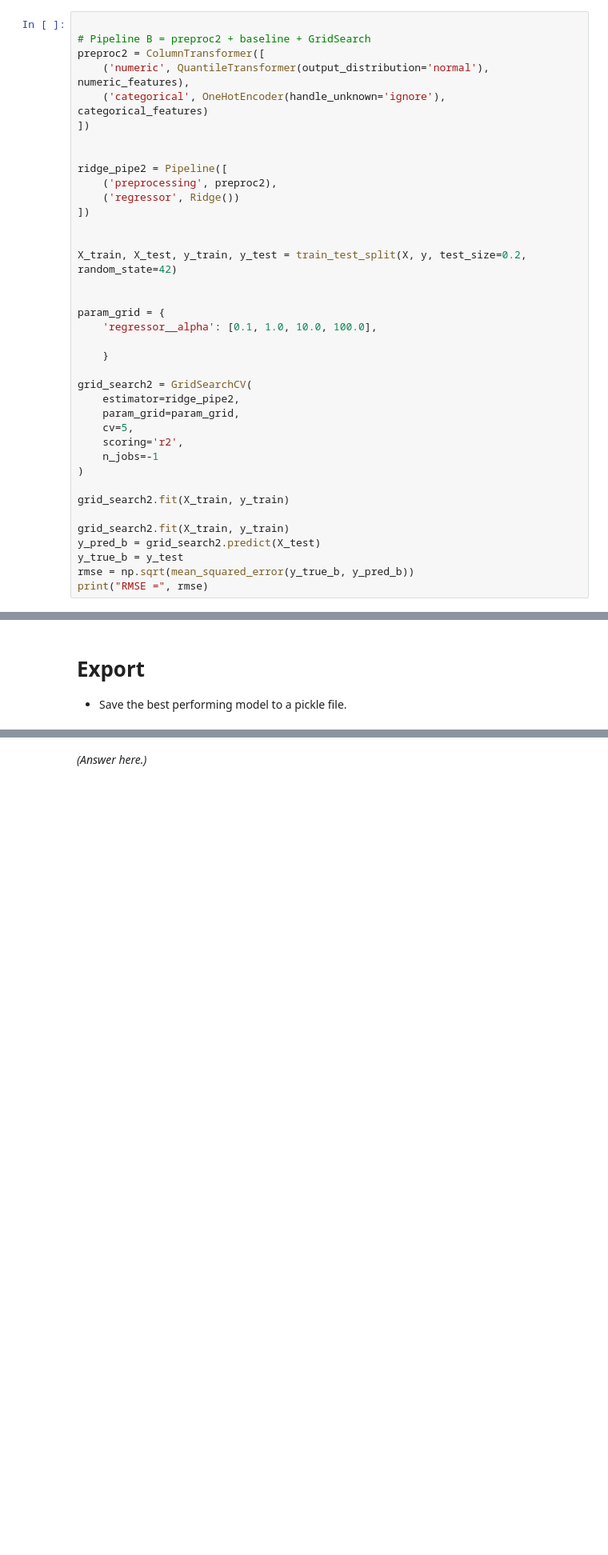
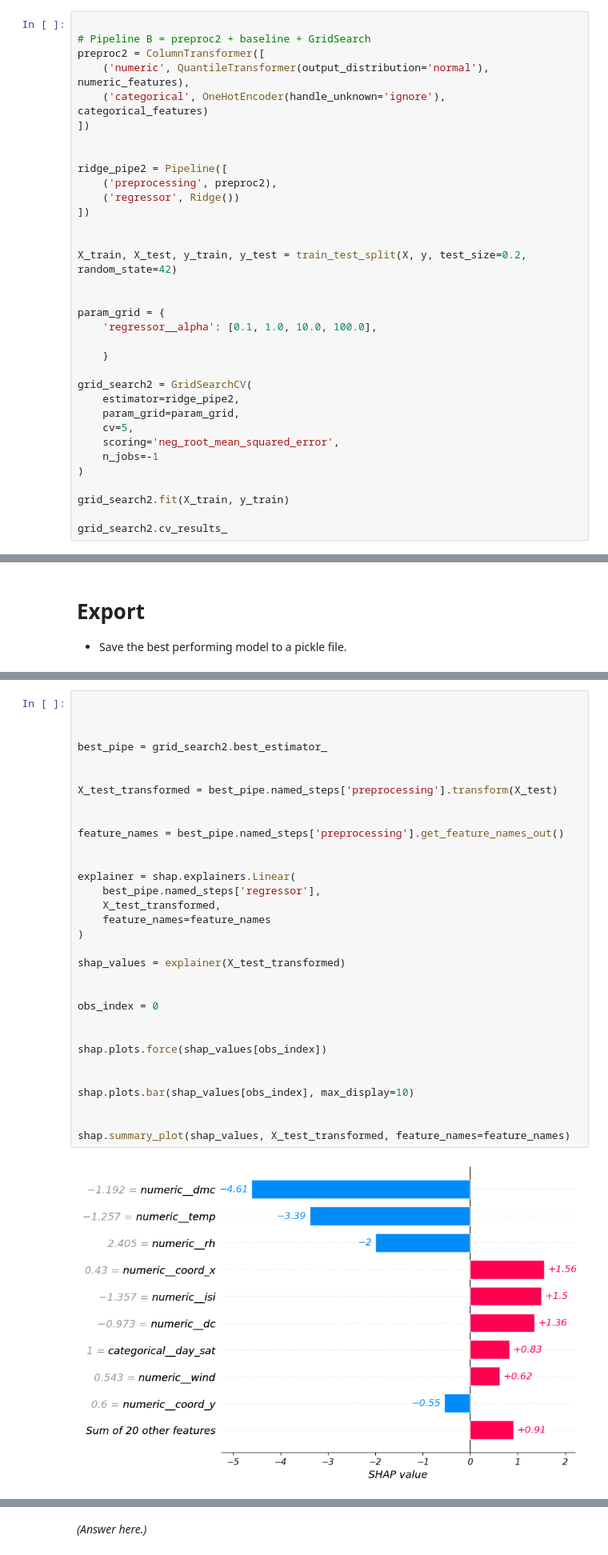
Before and after one commit to rmosleh/production, a Jupyter notebook: 02_activities/assignments/assignment_2.ipynb, the cells around one changed output, grey strips where cells are left out. Shown: that part at 80% size. Saved outputs shown, nothing was run; the diff lists cells and outputs as text; blank space fills up the shorter version.

```diff
--- a/02_activities/assignments/assignment_2.ipynb
+++ b/02_activities/assignments/assignment_2.ipynb
@@ -413,15 +445,11 @@ grid_search2 = GridSearchCV(
     estimator=ridge_pipe2,
     param_grid=param_grid,
     cv=5,
-    scoring='r2',
+    scoring='neg_root_mean_squared_error',
     n_jobs=-1
 )
 
 grid_search2.fit(X_train, y_train)
 
-grid_search2.fit(X_train, y_train)
-y_pred_b = grid_search2.predict(X_test)
-y_true_b = y_test
-rmse = np.sqrt(mean_squared_error(y_true_b, y_pred_b))
-print("RMSE =", rmse)
+grid_search2.cv_results_
 # %% [output]
@@ -570,3 +613,37 @@ print(res_gridsearch_2)
     - In general, across the complete training set, which features are the most and least important.
 
 + If you were to remove features from the model, which ones would you remove? Why? How would you test that these features are actually enhancing model performance?
+# %%
+
+
+
+best_pipe = grid_search2.best_estimator_
+
+
+X_test_transformed = best_pipe.named_steps['preprocessing'].transform(X_test)
+
+
+feature_names = best_pipe.named_steps['preprocessing'].get_feature_names_out()
+
+
+explainer = shap.explainers.Linear(
+    best_pipe.named_steps['regressor'],
+    X_test_transformed,
+    feature_names=feature_names
+)
+
+shap_values = explainer(X_test_transformed)
+
+
+obs_index = 0
+
+
+shap.plots.force(shap_values[obs_index])
+
+
+shap.plots.bar(shap_values[obs_index], max_display=10)
+
+
+shap.summary_plot(shap_values, X_test_transformed, feature_names=feature_names)
+# %% [output]
+[figure, added]
```
Also changed, not shown: parts of 14 cells of this notebook.
